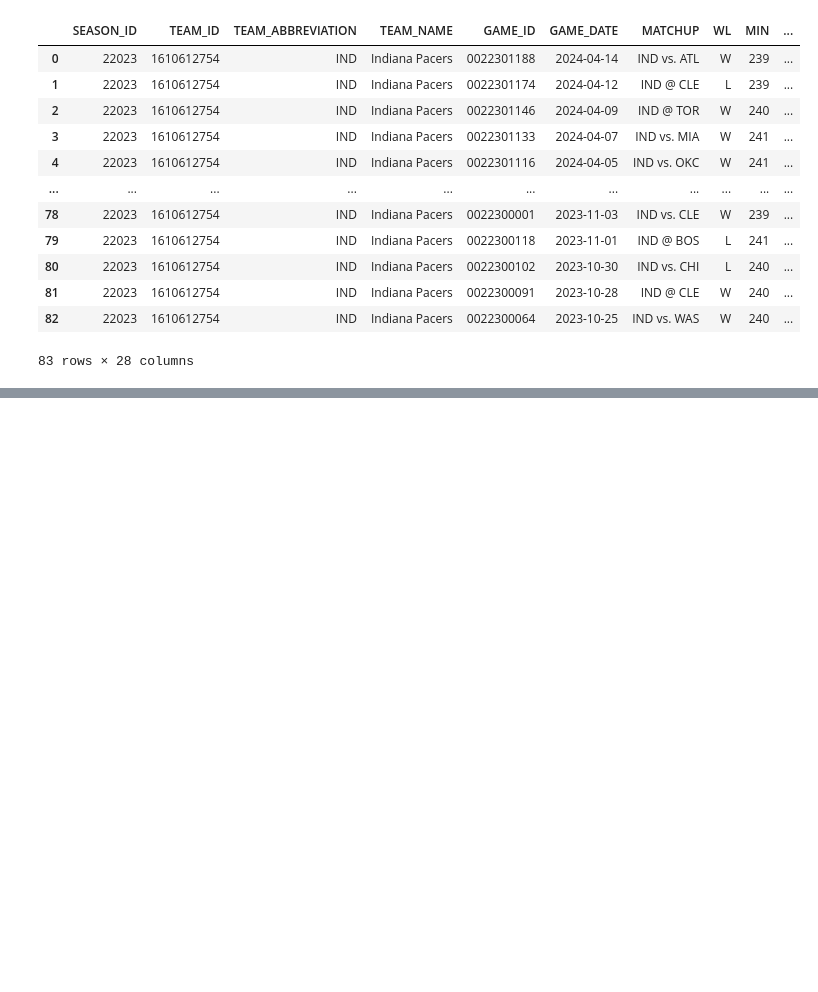
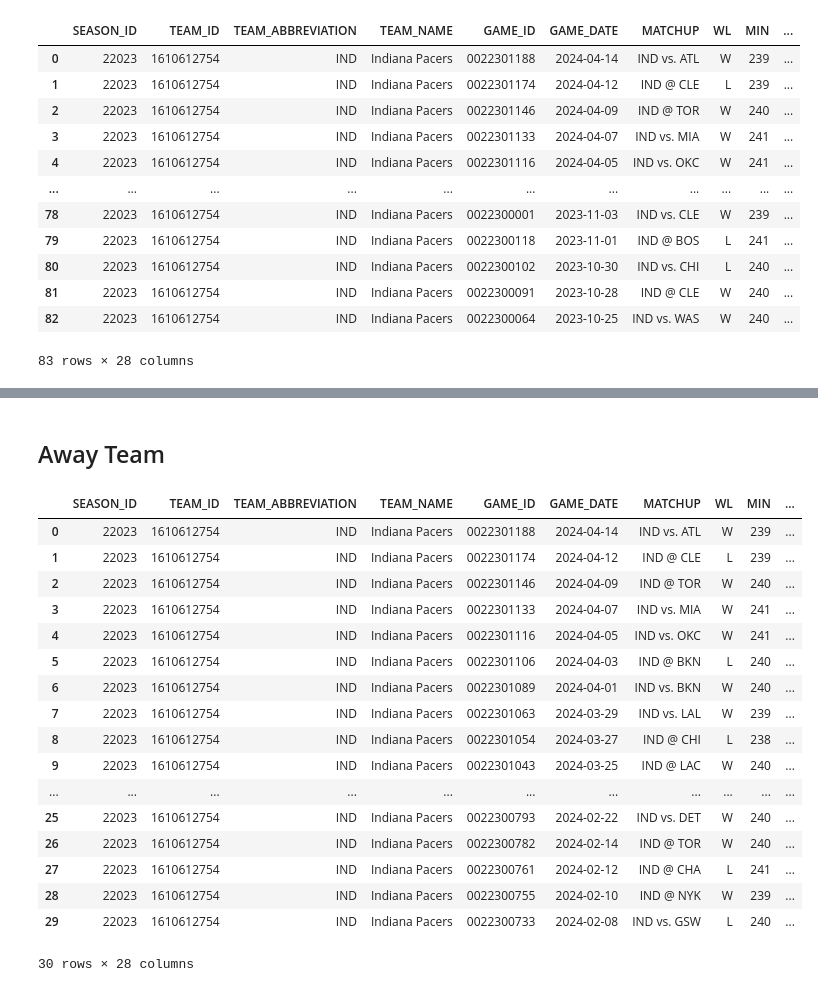
Before and after one commit to evan-rosenbaum1/nba_score_prediction, a Jupyter notebook: NBA API - Overall Team Point Prediction.ipynb, the cells around one changed output, grey strips where cells are left out. Drawn from its saved outputs; the diff is of its cells as text; code cells hidden in the pictures; blank space fills up the shorter version.

```diff
--- a/NBA API - Overall Team Point Prediction.ipynb
+++ b/NBA API - Overall Team Point Prediction.ipynb
@@ -193,0 +198,3 @@ get_away_team_dataframe(todays_games[0]['away_team_name'])
+# %%
+#Create a dictionary to store DataFrames for all post trade deadline games for each home team listed
+post_deadline_home_team_dfs = {}
@@ -193,0 +248,52 @@ get_away_team_dataframe(todays_games[0]['away_team_name'])
+# %% [markdown]
+## Away Team
+# %%
+#Create a dictionary to store DataFrames for all post trade deadline games for each away team listed
+post_deadline_away_team_dfs = {}
+# %%
+#Loop through each game and create a DataFrame for each away team listed
+for game in todays_games:
+    post_deadline_away_team_name = game['away_team_name']
+    post_deadline_away_team_id = game['away_team_id']
+
+    #Pulling in the individual game information played by the home teams
+    gamefinder = leaguegamefinder.LeagueGameFinder(team_id_nullable=post_deadline_away_team_id)
+    post_deadline_away_team_games_df = gamefinder.get_data_frames()[0]
+
+    #Filtering the DataFrame so we only see the Regular Season Games from this Season.
+    away_team_post_deadline_games_df = post_deadline_away_team_games_df[
+        (post_deadline_away_team_games_df['GAME_DATE'] >= trade_deadline_date) &
+        (post_deadline_away_team_games_df['GAME_DATE'] <= season_end_date)
+    ]
+
+    #Reset the Index for the DataFrame so that they are 0 Indexed
+    away_team_post_deadline_games_df.reset_index(drop=True, inplace=True)
+
+    #Store the DataFrame in the Dictionary
+    post_deadline_away_team_dfs[post_deadline_away_team_name] = away_team_post_deadline_games_df
+# %%
+#Grabs the post trade deadline away team DataFrame when the desired away team name is passed in
+
+def get_post_deadline_away_team_dataframe(away_team_name):
+    return post_deadline_away_team_dfs[away_team_name]
+
+get_post_deadline_away_team_dataframe(todays_games[0]['away_team_name'])
+# %% [output]
+|  | SEASON_ID | TEAM_ID | TEAM_ABBREVIATION | TEAM_NAME | GAME_ID | GAME_DATE | MATCHUP | WL | MIN | ... |
+| 0 | 22023 | 1610612754 | IND | Indiana Pacers | 0022301188 | 2024-04-14 | IND vs. ATL | W | 239 | ... |
+| 1 | 22023 | 1610612754 | IND | Indiana Pacers | 0022301174 | 2024-04-12 | IND @ CLE | L | 239 | ... |
+| 2 | 22023 | 1610612754 | IND | Indiana Pacers | 0022301146 | 2024-04-09 | IND @ TOR | W | 240 | ... |
+| 3 | 22023 | 1610612754 | IND | Indiana Pacers | 0022301133 | 2024-04-07 | IND vs. MIA | W | 241 | ... |
+| 4 | 22023 | 1610612754 | IND | Indiana Pacers | 0022301116 | 2024-04-05 | IND vs. OKC | W | 241 | ... |
+| 5 | 22023 | 1610612754 | IND | Indiana Pacers | 0022301106 | 2024-04-03 | IND @ BKN | L | 240 | ... |
+| 6 | 22023 | 1610612754 | IND | Indiana Pacers | 0022301089 | 2024-04-01 | IND vs. BKN | W | 240 | ... |
+| 7 | 22023 | 1610612754 | IND | Indiana Pacers | 0022301063 | 2024-03-29 | IND vs. LAL | W | 239 | ... |
+| 8 | 22023 | 1610612754 | IND | Indiana Pacers | 0022301054 | 2024-03-27 | IND @ CHI | L | 238 | ... |
+| 9 | 22023 | 1610612754 | IND | Indiana Pacers | 0022301043 | 2024-03-25 | IND @ LAC | W | 240 | ... |
+| ... | ... | ... | ... | ... | ... | ... | ... | ... | ... | ... |
+| 25 | 22023 | 1610612754 | IND | Indiana Pacers | 0022300793 | 2024-02-22 | IND vs. DET | W | 240 | ... |
+| 26 | 22023 | 1610612754 | IND | Indiana Pacers | 0022300782 | 2024-02-14 | IND @ TOR | W | 240 | ... |
+| 27 | 22023 | 1610612754 | IND | Indiana Pacers | 0022300761 | 2024-02-12 | IND @ CHA | L | 241 | ... |
+| 28 | 22023 | 1610612754 | IND | Indiana Pacers | 0022300755 | 2024-02-10 | IND @ NYK | W | 239 | ... |
+| 29 | 22023 | 1610612754 | IND | Indiana Pacers | 0022300733 | 2024-02-08 | IND vs. GSW | L | 240 | ... |
+30 rows × 28 columns
```
Also changed, not shown: parts of 4 cells of this notebook.
